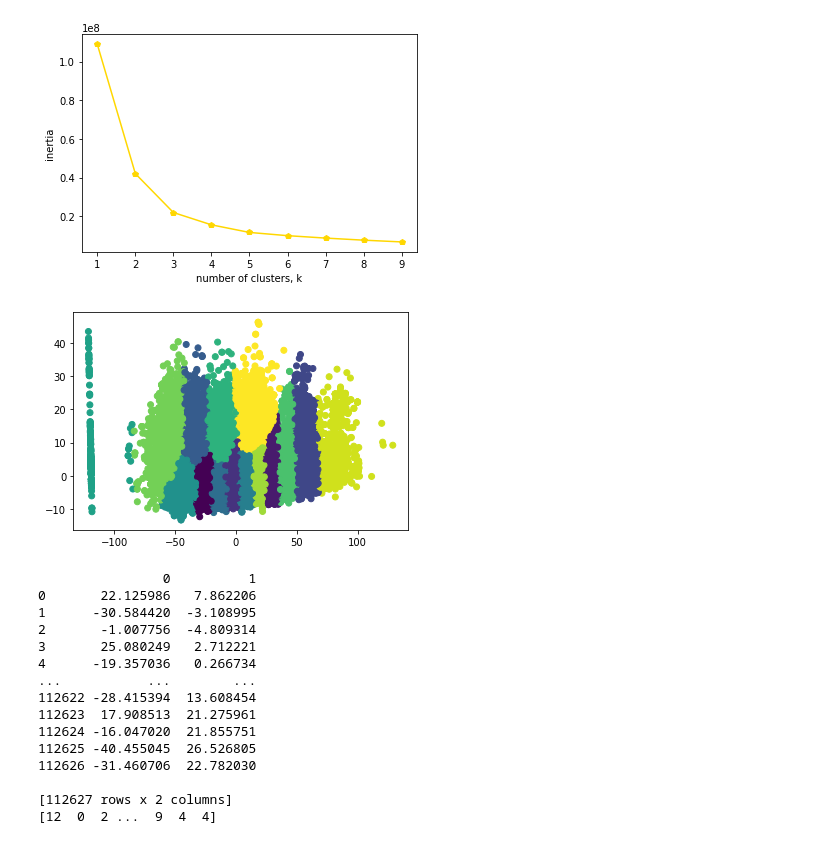
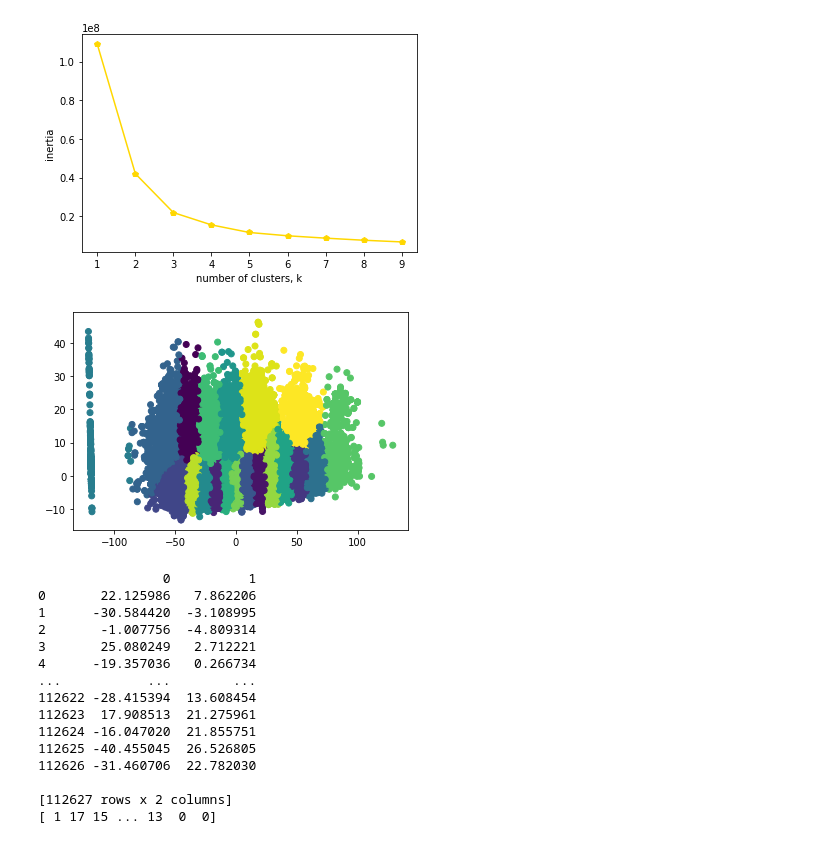
Before and after one commit to gonemad97/Spotify-Song-Recommender, a Jupyter notebook: CS6620 Final Project V2.ipynb, the cells around one changed output. Cells and saved outputs as stored; diff of their text form; code cells hidden in the pictures.

Commit message:
Final Commit with more clusters

```diff
--- a/CS6620 Final Project V2.ipynb
+++ b/CS6620 Final Project V2.ipynb
@@ -137,17 +137,17 @@ plt.show()
 # %% [output]
 [figure]
 # %%
-model = KMeans(n_clusters=15)
+model = KMeans(n_clusters=20)
 model.fit(PCA_components.iloc[:,:2])
 
 # labels = model.predict(PCA_components.iloc[:,:2])
 labels = model.predict(PCA_components)
 plt.scatter(PCA_components[0], PCA_components[1], c=labels)
 plt.show()
 print(PCA_components)
 print(labels)
 # %% [output]
-[figure, old version]
+[figure, new version]
                 0          1
 0       22.125986   7.862206
 1      -30.584420  -3.108995
@@ -162,7 +162,7 @@ print(labels)
 112626 -31.460706  22.782030
 
 [112627 rows x 2 columns]
-[12  0  2 ...  9  4  4]
+[ 1 17 15 ... 13  0  0]
 # %%
 #getting the labels in the new PCA Kmeans df
 segm_kmeans = pd.concat([data_reordered.reset_index(drop=True)],axis=1)
```
Also changed, not shown: parts of 5 cells of this notebook, 3 other files.
